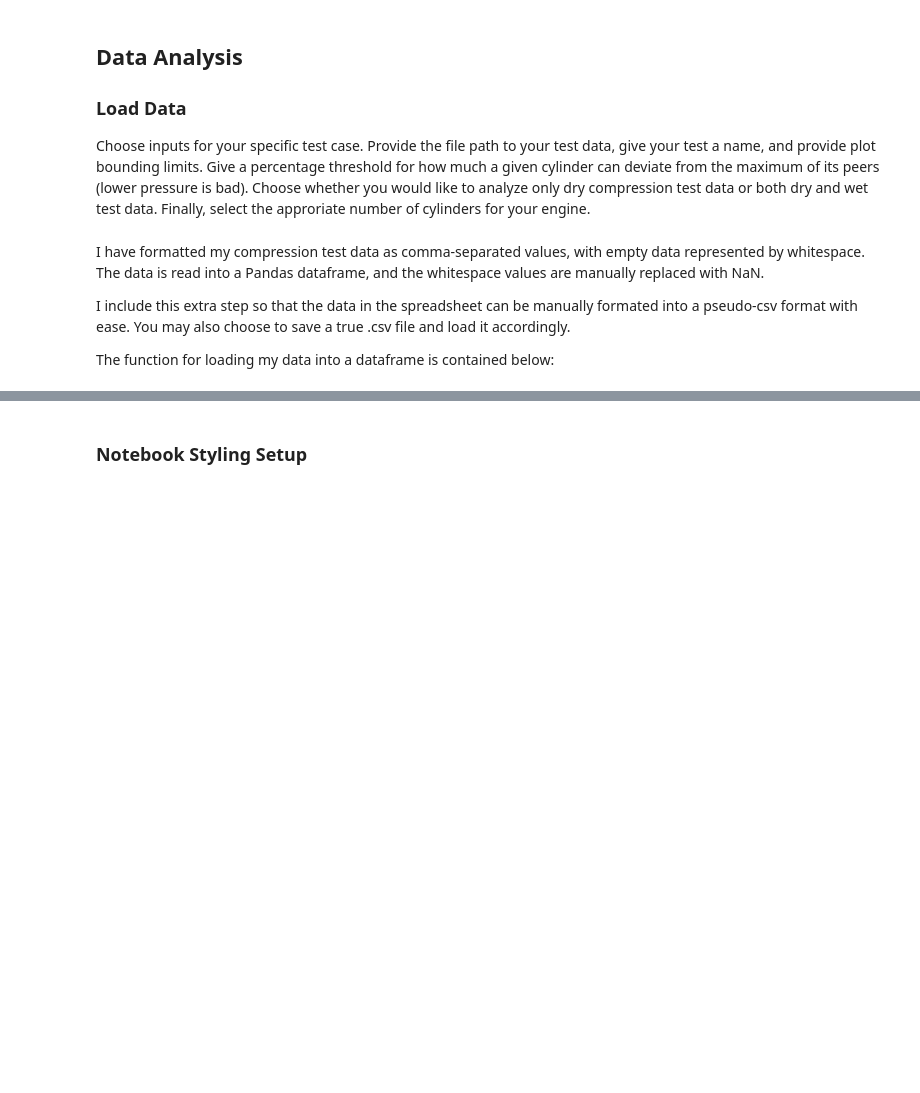
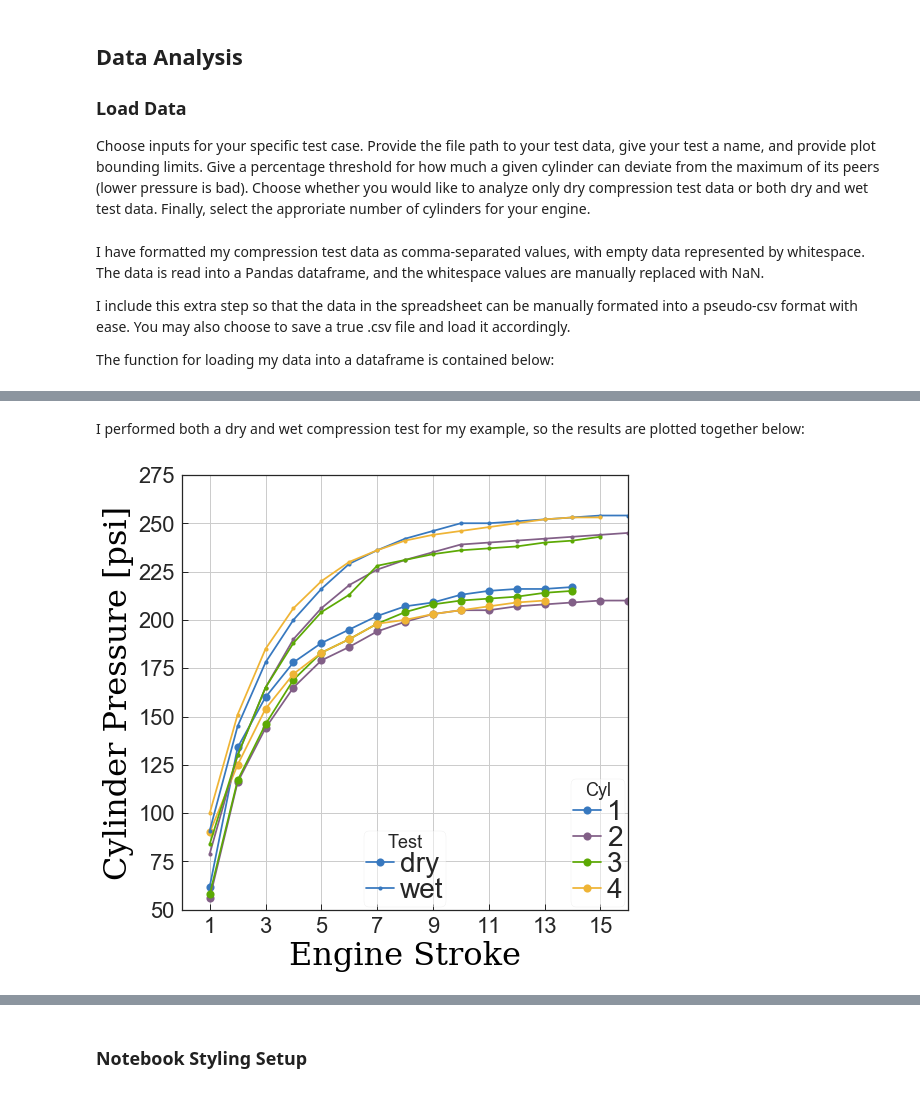
Before and after one commit to ldhalstrom/compressionTest, a Jupyter notebook: CompressionTest.ipynb, the cells around one changed output, grey strips where cells are left out. Saved outputs shown, nothing was run; the diff lists cells and outputs as text; code cells hidden in the pictures; blank space fills up the shorter version.

```diff
--- a/CompressionTest.ipynb
+++ b/CompressionTest.ipynb
@@ -171,0 +176,14 @@ We can calculate the non-dimensional velocity profile anywhere along the turbule
+# %%
+#CALCULATE MAXIMA AND NORMALIZE PRESSURE
+maxima = pd.DataFrame( {'cyl' : cyls}) #storage for maxima
+
+for test in tests:
+    maxs = []
+    for cyl in cyls:
+        curkey = '{}{}'.format(cyl, test)
+        #Get Local Maximum for Each Cylinder
+        maxs.append(max( df[curkey] ))
+        #Normalize Current Cylinder by Maximum
+        df['{}norm'.format(curkey)] = df[curkey] / maxs[-1]
+
+    maxima['{}max'.format(test)] = maxs #save maxima for current test type
@@ -171,0 +293,8 @@ We can calculate the non-dimensional velocity profile anywhere along the turbule
+# %% [markdown]
+I performed both a dry and wet compression test for my example, so the results are plotted together below:
+# %%
+#PLOT COMPRESSION TEST PRESSURE HISTORIES (DRY VS WET IF AVAILABLE)
+PlotPressHist(df, ylim, tests=tests, cyls=cyls)
+plt.show()
+# %% [output]
+[figure, added]
```
Also changed, not shown: parts of 18 cells of this notebook, 2 other files.
